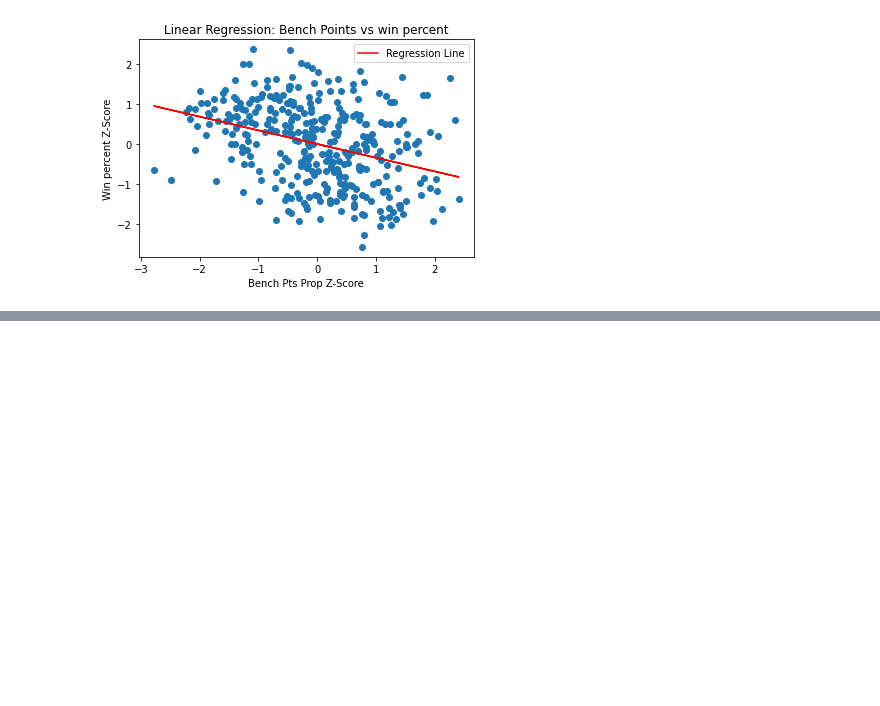
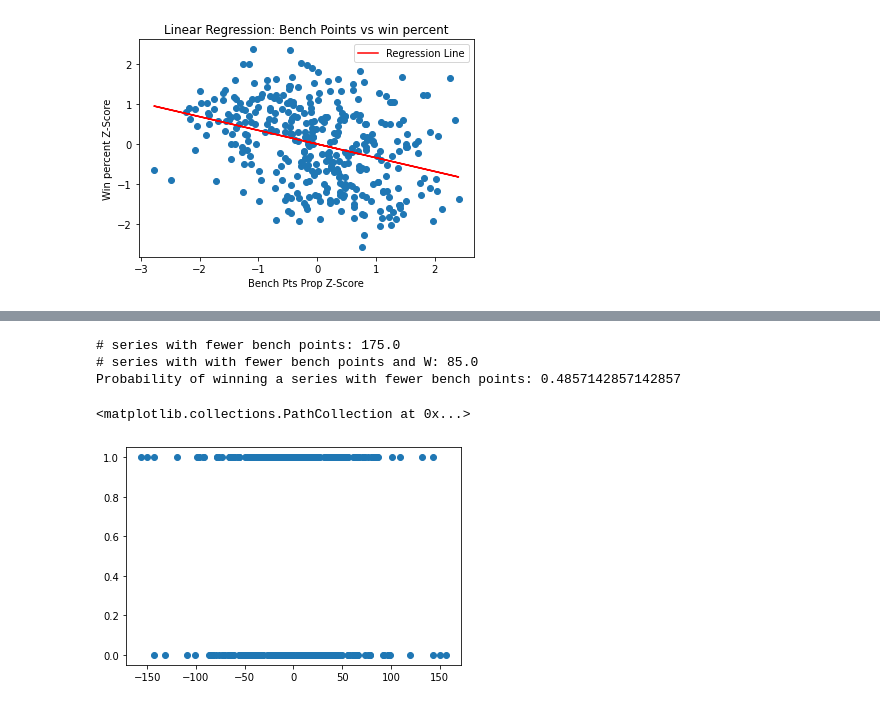
Before and after one commit to nehal-chigurupati/BenchScoring, a Jupyter notebook: regressions.ipynb, the cells around one changed output, grey strips where cells are left out. Cells and saved outputs as stored; diff of their text form; code cells hidden in the pictures; blank space fills up the shorter version.

```diff
--- a/regressions.ipynb
+++ b/regressions.ipynb
@@ -360,5 +366,6 @@ Next, let's try to see how increase in raw bench point production in a playoff s
 affects series offensive rating +  likelihood of winning.
 """
 # %%
-#First analysis: likelihood of winning based on whether your bench produces more points than the opponents bench
+#Load playoff data
+playoff_data = pd.read_csv("Data/Polished/POLISHED_PLAYOFF_DATA.csv")
 # %%
@@ -366,2 +392,15 @@ affects series offensive rating +  likelihood of winning.
 # %%
-#Second analysis: likelihood of winning based on your bench scoring in series compared to season average
+#First, just as a test, let's see the probability of winning a series with fewer bench pts than your opponent
+fewer_bench_pts = playoff_data[playoff_data["TEAM_OPP_BENCH_PTS_DIFF"] < 0]
+num_fewer_bench_pts = float(len(fewer_bench_pts))
+
+fewer_bench_pts_w = fewer_bench_pts[fewer_bench_pts["WL"] == 1]
+num_fewer_bench_pts_w = float(len(fewer_bench_pts_w))
+
+print("# series with fewer bench points: " + str(num_fewer_bench_pts))
+print("# series with with fewer bench points and W: " + str(num_fewer_bench_pts_w))
+print("Probability of winning a series with fewer bench points: " + str(num_fewer_bench_pts_w / num_fewer_bench_pts))
+# %% [output]
+# series with fewer bench points: 175.0
+# series with with fewer bench points and W: 85.0
+Probability of winning a series with fewer bench points: 0.4857142857142857
@@ -367,0 +414,5 @@ affects series offensive rating +  likelihood of winning.
+# %%
+plt.scatter(playoff_data["TEAM_OPP_BENCH_PTS_DIFF"], playoff_data["WL"])
+# %% [output]
+<matplotlib.collections.PathCollection at 0x...>
+[figure, added]
```
Also changed, not shown: parts of 9 cells of this notebook, 6 other files.
